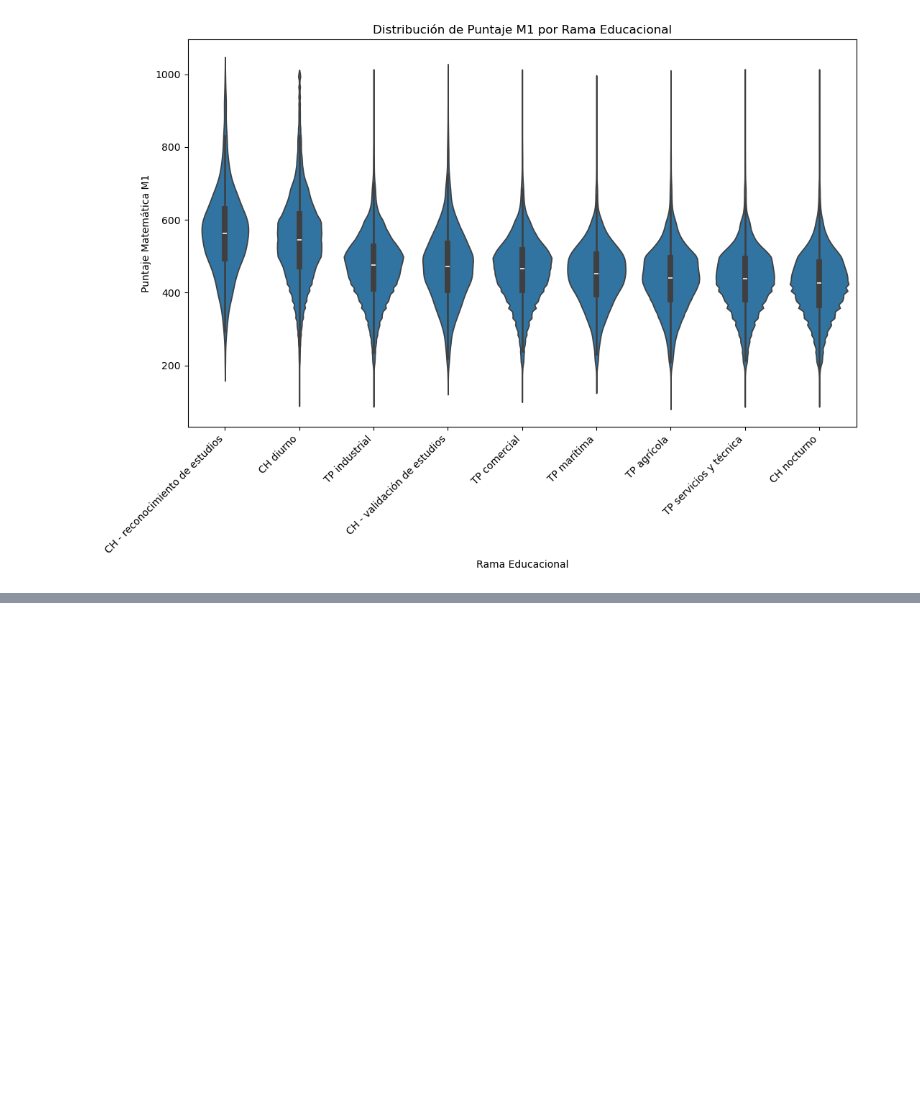
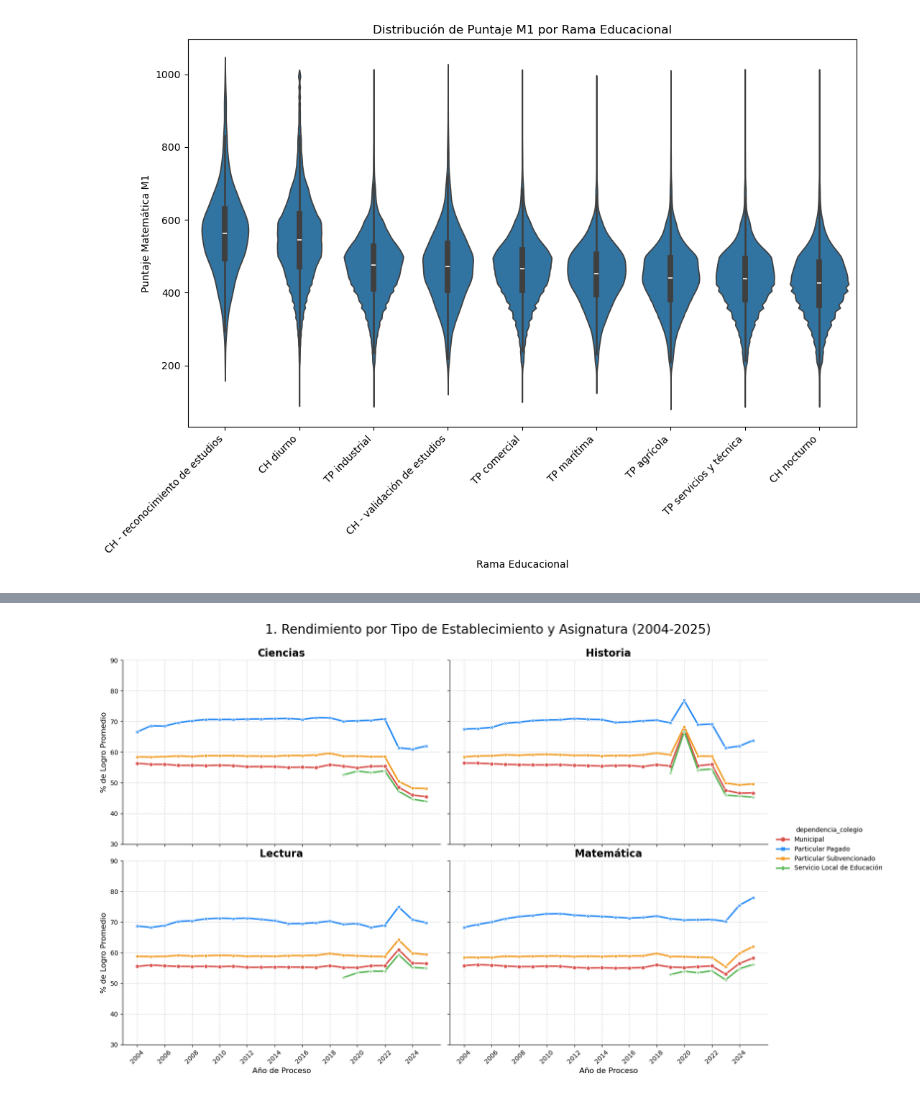
Before and after one commit to BenjaCidR/Proyecto-DEMRE, a Jupyter notebook: notebooks/SetPreguntas_3.ipynb, the cells around one changed output, grey strips where cells are left out. Saved outputs shown, nothing was run; the diff lists cells and outputs as text; code cells hidden in the pictures; blank space fills up the shorter version.

```diff
--- a/notebooks/SetPreguntas_3.ipynb
+++ b/notebooks/SetPreguntas_3.ipynb
@@ -314,0 +343,69 @@ plt.show()
+# %%
+COLORES_GRAFICOS = {
+    'Municipal':                  '#D9534F',  # Rojo suave
+    'Particular Subvencionado':   '#F29D25',  # Naranja
+    'Particular Pagado':          '#2E8EF6',  # Azul claro
+    'Servicio Local de Educación': '#5CB85C'  # Verde (Aparecerá en los años recientes)
+}
+PRUEBAS = {
+    'puntaje_lectora': 'Lectura',
+    'puntaje_m1': 'Matemática',
+    'puntaje_historia': 'Historia',
+    'puntaje_ciencias': 'Ciencias'
+}
+# %%
+# maximo posible
+#como en 2023 originó la paes, asignamos el maximo posible como 1000 o 850, dependiendo si la condicion es True o False.
+df_final['max_posible'] = np.where(df_final['year_proceso'] >= 2023, 1000, 850)
+
+# Calculamos el % para cada una
+for col_original, nombre_nuevo in PRUEBAS.items():
+    df_final[nombre_nuevo] = (df_final[col_original] / df_final['max_posible']) * 100
+
+#melteamos para usar 'col="Prueba"' para crear sub-gráficos automáticos
+df_long = df_final.melt(
+    id_vars=['year_proceso', 'dependencia_colegio'],
+    value_vars=list(PRUEBAS.values()),
+    var_name='Prueba',
+    value_name='Porcentaje_Logro'
+)
+
+#agrupo para obtener los promedios anuales y alivianar el gráfico
+data_plot = df_long.groupby(['year_proceso', 'dependencia_colegio', 'Prueba'])['Porcentaje_Logro'].mean().reset_index()
+
+#grafico en varios paneles
+g = sns.relplot(
+    data=data_plot,
+    x='year_proceso',
+    y='Porcentaje_Logro',
+    hue='dependencia_colegio',
+    style='dependencia_colegio',
+    col='Prueba',
+    col_wrap=2,
+    kind='line',
+    height=5,
+    aspect=1.5,
+    linewidth=2.5,
+    palette=COLORES_GRAFICOS,
+    markers=True,
+    dashes=False
+)
+
+g.set_titles("{col_name}", size=16, fontweight='bold') # Título de cada sub-gráfico
+g.set_axis_labels("Año de Proceso", "% de Logro Promedio", fontsize=12)
+
+# Ajustamos los ejes y la rotación para todos los sub-gráficos
+for ax in g.axes.flat:
+    ax.set_yticks(np.arange(30, 91, 10)) # Eje Y de 10 en 10
+    ax.grid(True, linestyle='--', alpha=0.5)
+    #ajuste de años en el eje x
+    ax.set_xticks(np.arange(data_plot['year_proceso'].min(), data_plot['year_proceso'].max() + 1, 2))
+    ax.tick_params(axis='x', rotation=45)
+
+#titulo
+plt.subplots_adjust(top=0.9)
+g.figure.suptitle('1. Rendimiento por Tipo de Establecimiento y Asignatura (2004-2025)', fontsize=20)
+
+plt.show()
+# %% [output]
+[figure, added]
```
Also changed, not shown: parts of 11 cells of this notebook, 1 other file.
